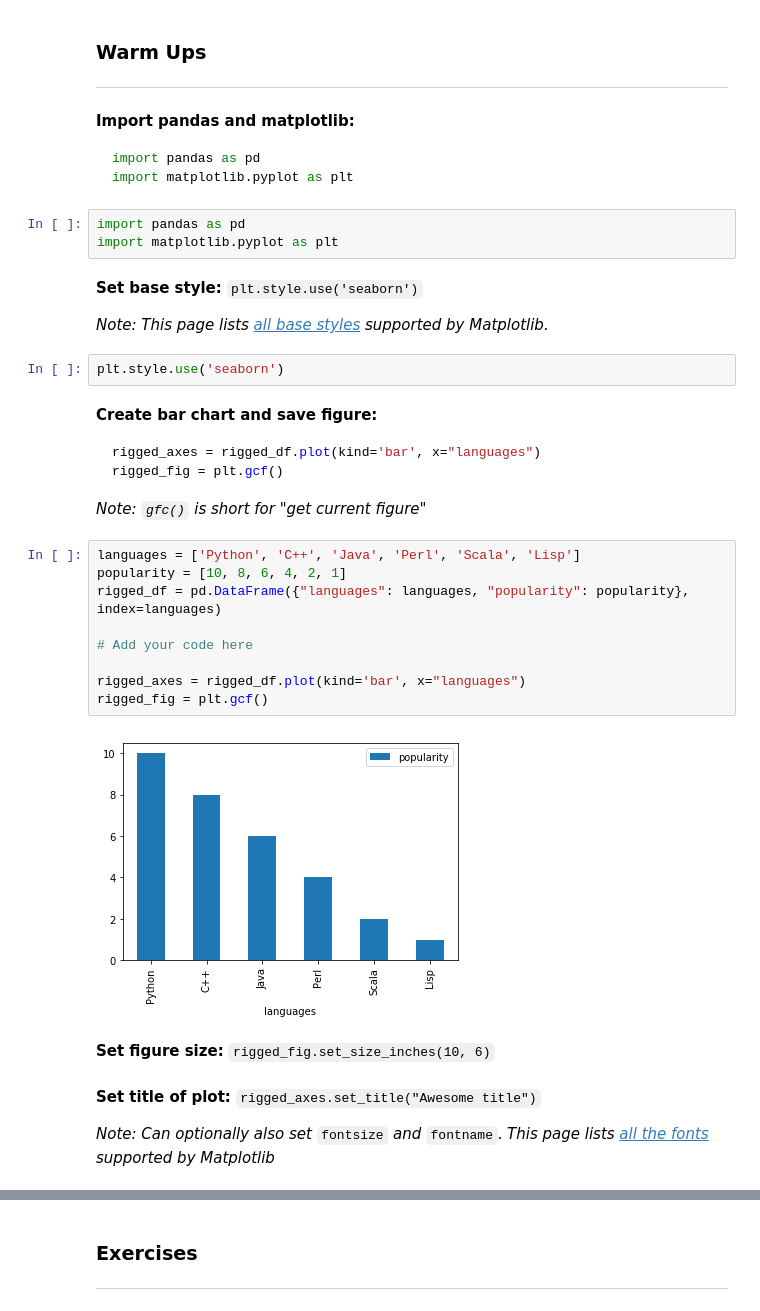
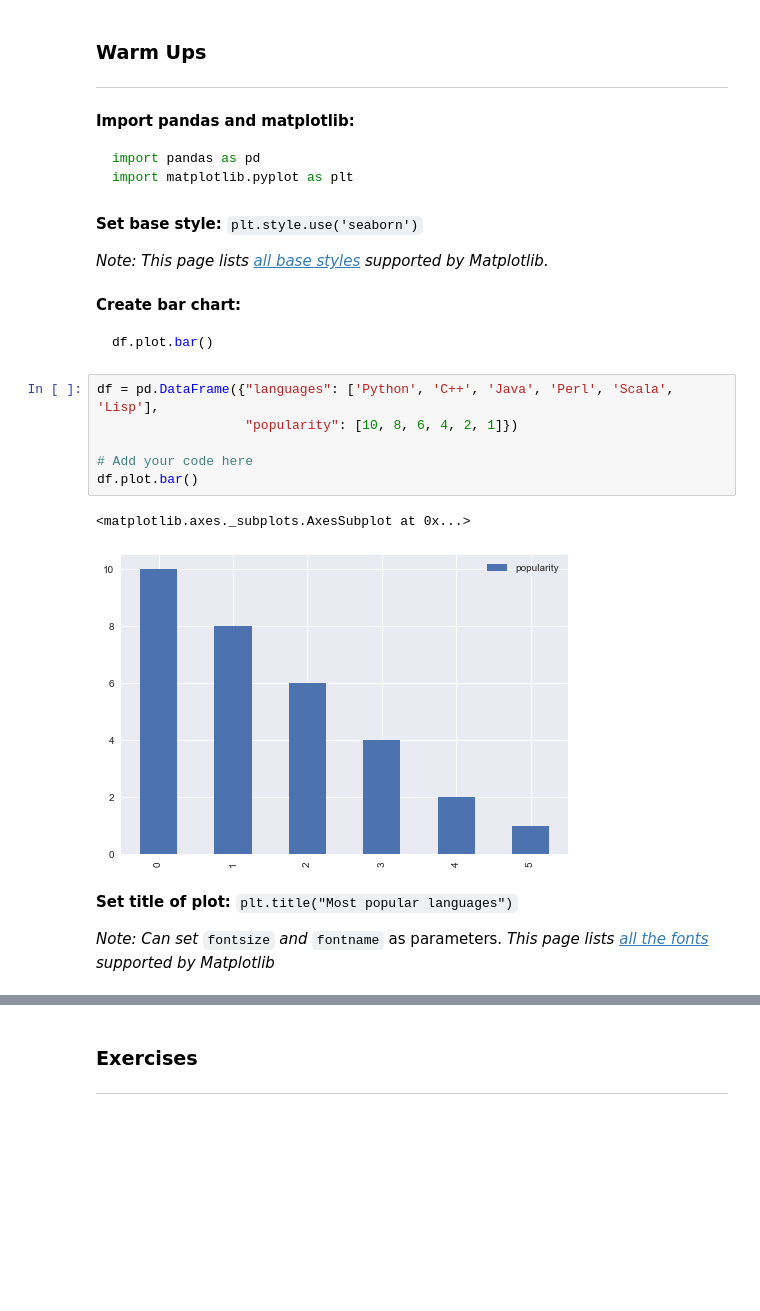
Before and after one commit to robcarrington/python-for-data-science, a Jupyter notebook: Session8/Session8_Exercises_Solved.ipynb, the cells around one changed output, grey strips where cells are left out. Drawn from its saved outputs; the diff is of its cells as text; blank space fills up the shorter version.

````diff
--- a/Session8/Session8_Exercises_Solved.ipynb
+++ b/Session8/Session8_Exercises_Solved.ipynb
@@ -193,39 +161,27 @@ df[['JPM', 'AAPL', 'NKE', 'MSFT', 'VZ']].plot()
 import pandas as pd
 import matplotlib.pyplot as plt
 ```
-# %%
-import pandas as pd
-import matplotlib.pyplot as plt
 # %% [markdown]
 **Set base style:** `plt.style.use('seaborn')`
 
 *Note: This page lists [all base styles](https://matplotlib.org/gallery/style_sheets/style_sheets_reference.html) supported by Matplotlib.*
-# %%
-plt.style.use('seaborn')
-# %% [markdown]
-**Create bar chart and save figure:**
-
-```python
-rigged_axes = rigged_df.plot(kind='bar', x="languages")
-rigged_fig = plt.gcf()
-```
-
-*Note: `gfc()` is short for "get current figure"*
+# %% [markdown]
+**Create bar chart:**
+
+```python
+df.plot.bar()
+```
 # %%
-languages = ['Python', 'C++', 'Java', 'Perl', 'Scala', 'Lisp']
-popularity = [10, 8, 6, 4, 2, 1]
-rigged_df = pd.DataFrame({"languages": languages, "popularity": popularity}, index=languages)
+df = pd.DataFrame({"languages": ['Python', 'C++', 'Java', 'Perl', 'Scala', 'Lisp'],
+                   "popularity": [10, 8, 6, 4, 2, 1]})
 
 # Add your code here
-
-rigged_axes = rigged_df.plot(kind='bar', x="languages")
-rigged_fig = plt.gcf()
+df.plot.bar()
 # %% [output]
+<matplotlib.axes._subplots.AxesSubplot at 0x...>
-[figure, old version]
+[figure, new version]
-# %% [markdown]
-**Set figure size:** `rigged_fig.set_size_inches(10, 6)`
 # %% [markdown]
-**Set title of plot:**  `rigged_axes.set_title("Awesome title")`
+**Set title of plot:**  `plt.title("Most popular languages")`
 
-*Note: Can optionally also set* `fontsize` *and* `fontname`. *This page lists [all the fonts](http://jonathansoma.com/lede/data-studio/matplotlib/list-all-fonts-available-in-matplotlib-plus-samples/) supported by Matplotlib*
+*Note: Can set* `fontsize` *and* `fontname` as parameters. *This page lists [all the fonts](http://jonathansoma.com/lede/data-studio/matplotlib/list-all-fonts-available-in-matplotlib-plus-samples/) supported by Matplotlib*
 # %% [markdown]
````
Also changed, not shown: parts of 46 cells of this notebook, 11 other files.
